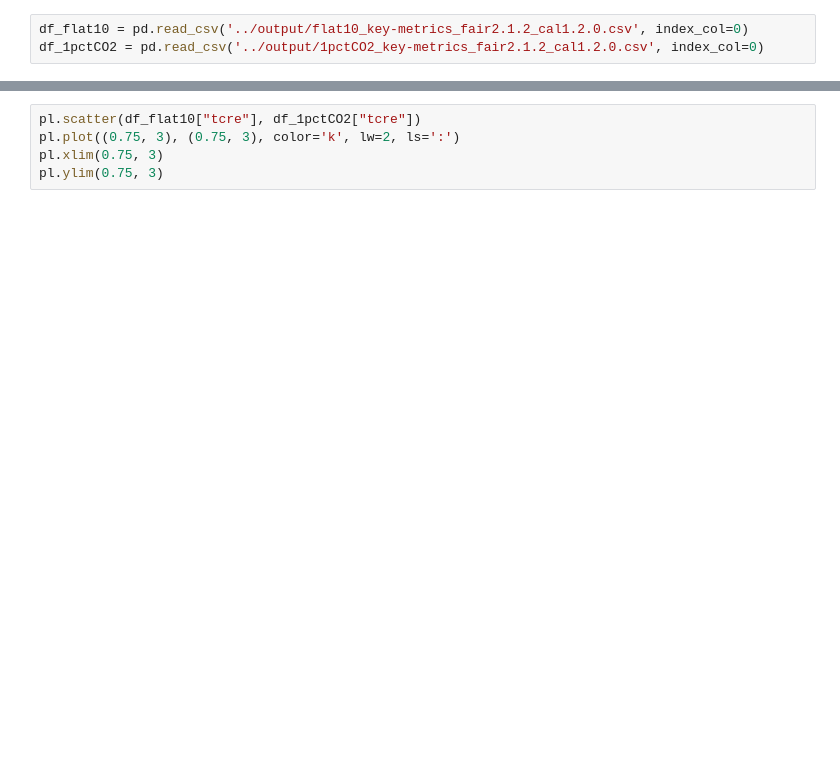
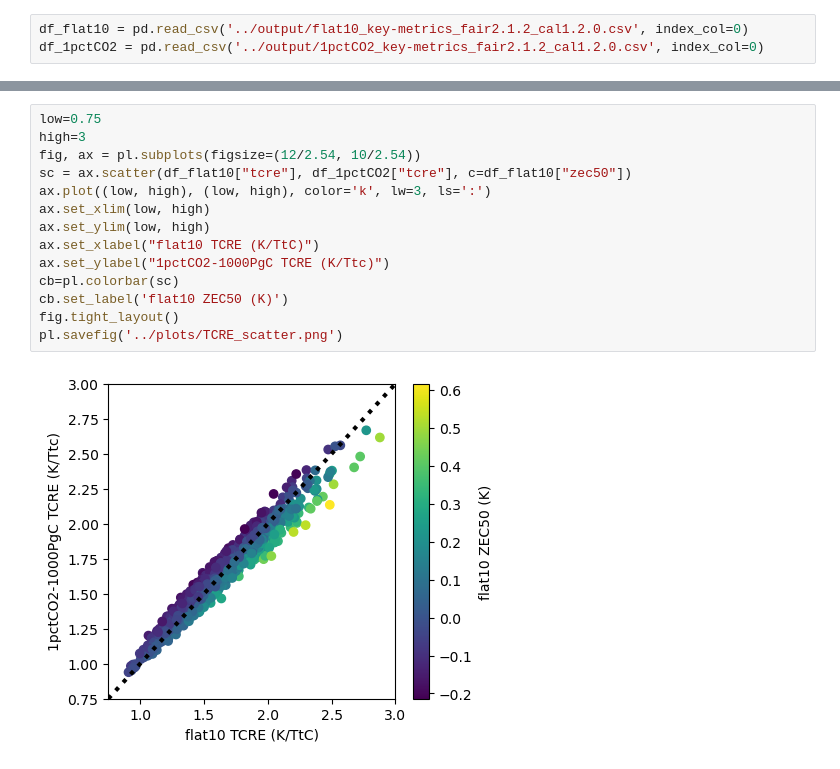
Before and after one commit to chrisroadmap/flat10, a Jupyter notebook: notebooks/compare-methods.ipynb, the cells around one changed output, grey strips where cells are left out. Saved outputs shown, nothing was run; the diff lists cells and outputs as text; blank space fills up the shorter version.

Commit message:
finish flat10 diagnostic plots

```diff
--- a/notebooks/compare-methods.ipynb
+++ b/notebooks/compare-methods.ipynb
@@ -11,8 +43,19 @@ df_1pctCO2
 # %%
-pl.scatter(df_flat10["tcre"], df_1pctCO2["tcre"])
-pl.plot((0.75, 3), (0.75, 3), color='k', lw=2, ls=':')
-pl.xlim(0.75, 3)
-pl.ylim(0.75, 3)
+low=0.75
+high=3
+fig, ax = pl.subplots(figsize=(12/2.54, 10/2.54))
+sc = ax.scatter(df_flat10["tcre"], df_1pctCO2["tcre"], c=df_flat10["zec50"])
+ax.plot((low, high), (low, high), color='k', lw=3, ls=':')
+ax.set_xlim(low, high)
+ax.set_ylim(low, high)
+ax.set_xlabel("flat10 TCRE (K/TtC)")
+ax.set_ylabel("1pctCO2-1000PgC TCRE (K/Ttc)")
+cb=pl.colorbar(sc)
+cb.set_label('flat10 ZEC50 (K)')
+fig.tight_layout()
+pl.savefig('../plots/TCRE_scatter.png')
+# %% [output]
+[figure, added]
 # %%
 low=-0.4
 high=0.9
```
Also changed, not shown: parts of 11 cells of this notebook, 8 other files.
